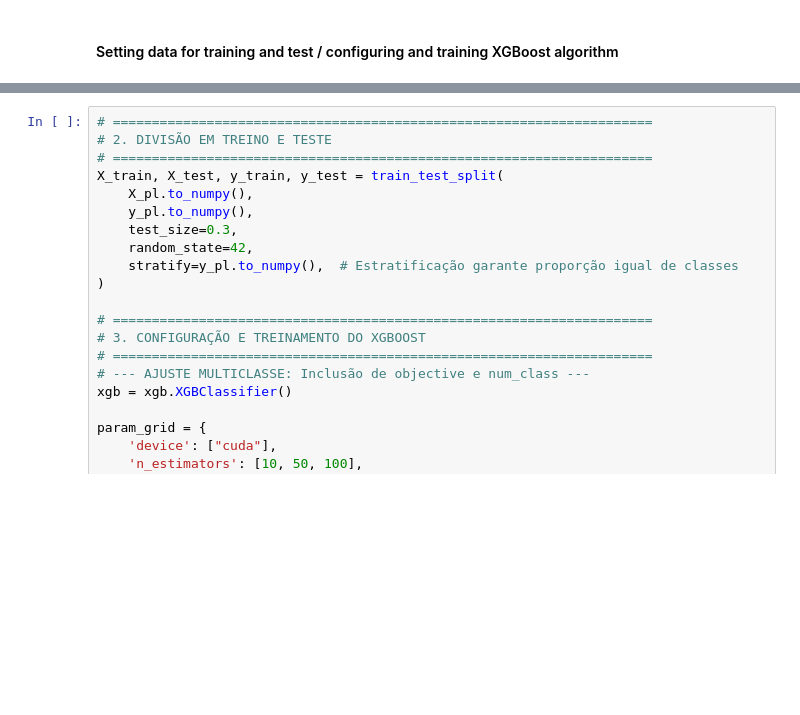
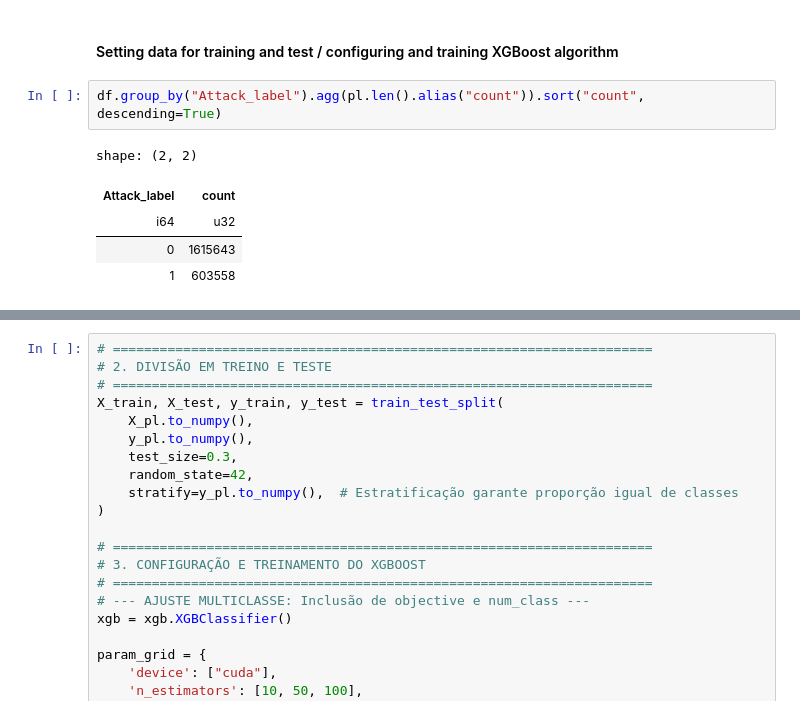
Before and after one commit to Raykartsch/cybersecurity-uerj-2026-1, a Jupyter notebook: final-project/xgboost_algorithm.ipynb, the cells around one changed output, grey strips where cells are left out. Cells and saved outputs as stored; diff of their text form; blank space fills up the shorter version.

```diff
--- a/final-project/xgboost_algorithm.ipynb
+++ b/final-project/xgboost_algorithm.ipynb
@@ -368,6 +346,14 @@ print("--- Primeiras linhas do DataFrame Polars (X_pl) ---")
 --- Primeiras linhas do DataFrame Polars (X_pl) ---
 # %% [markdown]
 #### Setting data for training and test / configuring and training XGBoost algorithm
+# %%
+df.group_by("Attack_label").agg(pl.len().alias("count")).sort("count", descending=True)
+# %% [output]
+shape: (2, 2)
+| Attack_label | count |
+| i64 | u32 |
+| 0 | 1615643 |
+| 1 | 603558 |
 # %%
 # =====================================================================
 # 2. DIVISÃO EM TREINO E TESTE
```
Also changed, not shown: parts of 12 cells of this notebook.
